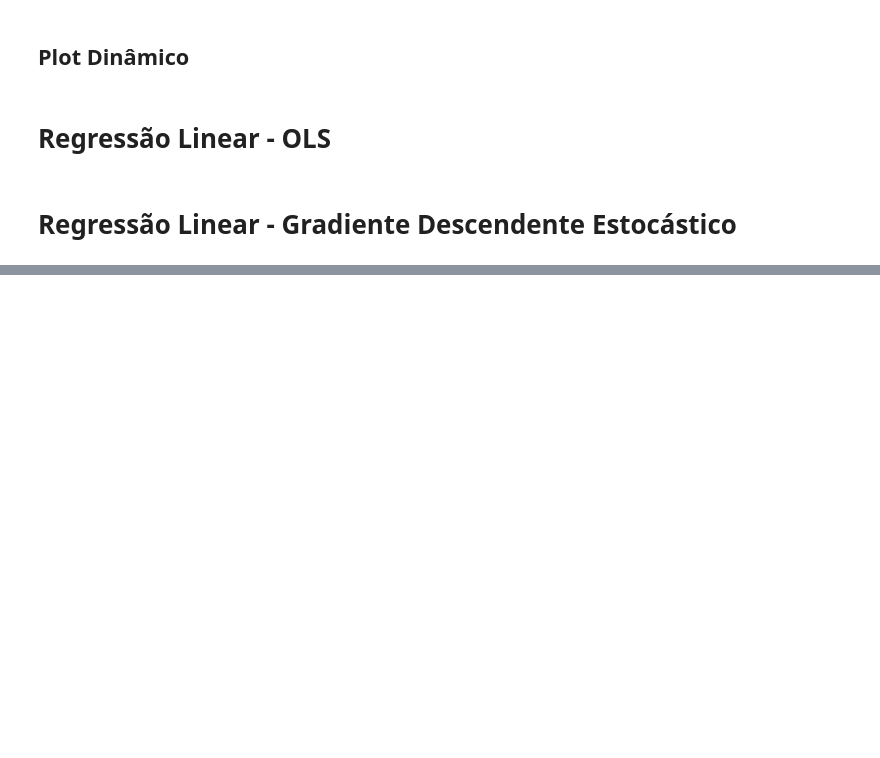
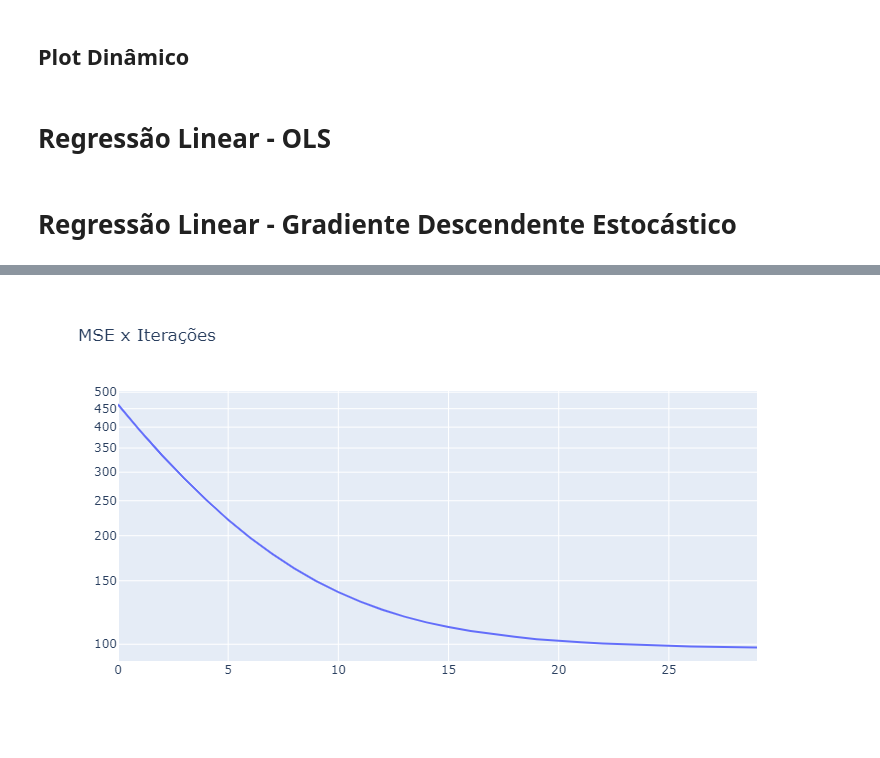
Before and after one commit to davinavarro/mestrado, a Jupyter notebook: 01 - Aprendizado de Máquina/Python/lista01.ipynb, the cells around one changed output, grey strips where cells are left out. Drawn from its saved outputs; the diff is of its cells as text; code cells hidden in the pictures; blank space fills up the shorter version.

```diff
--- a/01 - Aprendizado de Máquina/Python/lista01.ipynb
+++ b/01 - Aprendizado de Máquina/Python/lista01.ipynb
@@ -305,0 +395,4 @@ class AlgoritmoSGD:
+# %%
+sgd.plot_mse()
+# %% [output]
+[figure, added]
```
Also changed, not shown: parts of 16 cells of this notebook.
